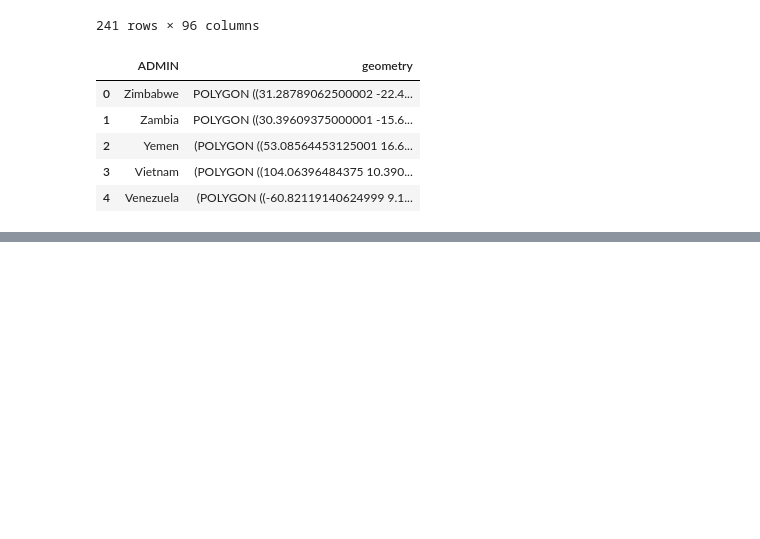
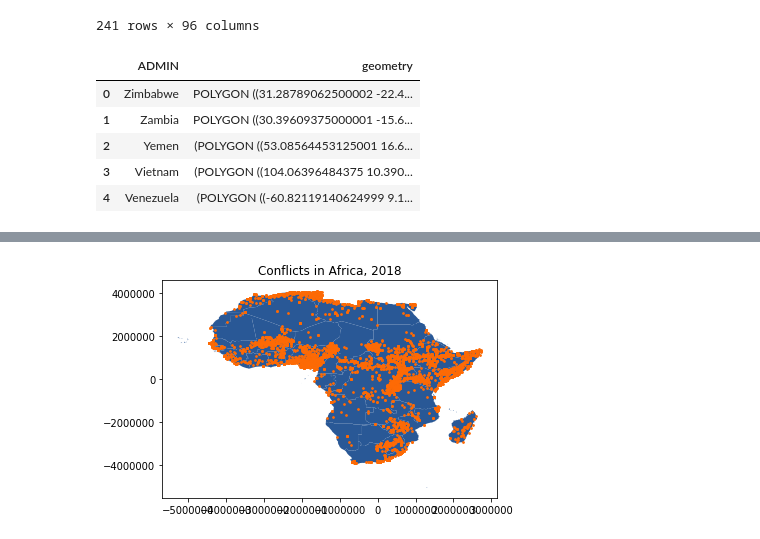
Before and after one commit to stinewoodward/map674-module-07, a Jupyter notebook: geopandas-exercises.ipynb, the cells around one changed output, grey strips where cells are left out. Cells and saved outputs as stored; diff of their text form; code cells hidden in the pictures; blank space fills up the shorter version.

Commit message:
try some projecting and mapping. a failure so far

```diff
--- a/geopandas-exercises.ipynb
+++ b/geopandas-exercises.ipynb
@@ -105,0 +141,3 @@ KeyError: 'ADMIN'
+# %%
+# load in africa countries data
+africa_countries = gpd.read_file('./data/africa_countries.json')
@@ -105,0 +151,12 @@ KeyError: 'ADMIN'
+# %%
+# project the data
+# this projection is the Africa Albers Equal Area Conic
+# it's in meters
+proj_params = '+proj=aea +lat_1=20 +lat_2=-23 +lat_0=0 +lon_0=25 +x_0=0 +y_0=0 +ellps=WGS84 +datum=WGS84 +units=m +no_defs '
+
+countries_projected = africa_countries.to_crs(proj_params)
+conflicts_projected = conflicts_geo.to_crs(proj_params)
+# %%
+# pull out conflicts from 2018
+data_2018_projected = conflicts_projected.loc[conflicts_projected['YEAR'] == 2018]
+data_2018_projected.head()
@@ -105,0 +170,12 @@ KeyError: 'ADMIN'
+# %%
+fig, ax = plt.subplots()
+
+title='Conflicts in Africa, 2018'
+ax.set(title=title)
+
+countries_projected.plot(ax=ax, color='#295896', linewidth=.4, zorder=1);
+data_2018_projected.plot(ax=ax, color='#fd6a05', zorder=2, markersize=3);
+
+# it's kind of working, but it looks terrible. Also, the default figure size settings up top aren't working.
+# %% [output]
+[figure, added]
```
Also changed, not shown: parts of 9 cells of this notebook, 2 other files.
